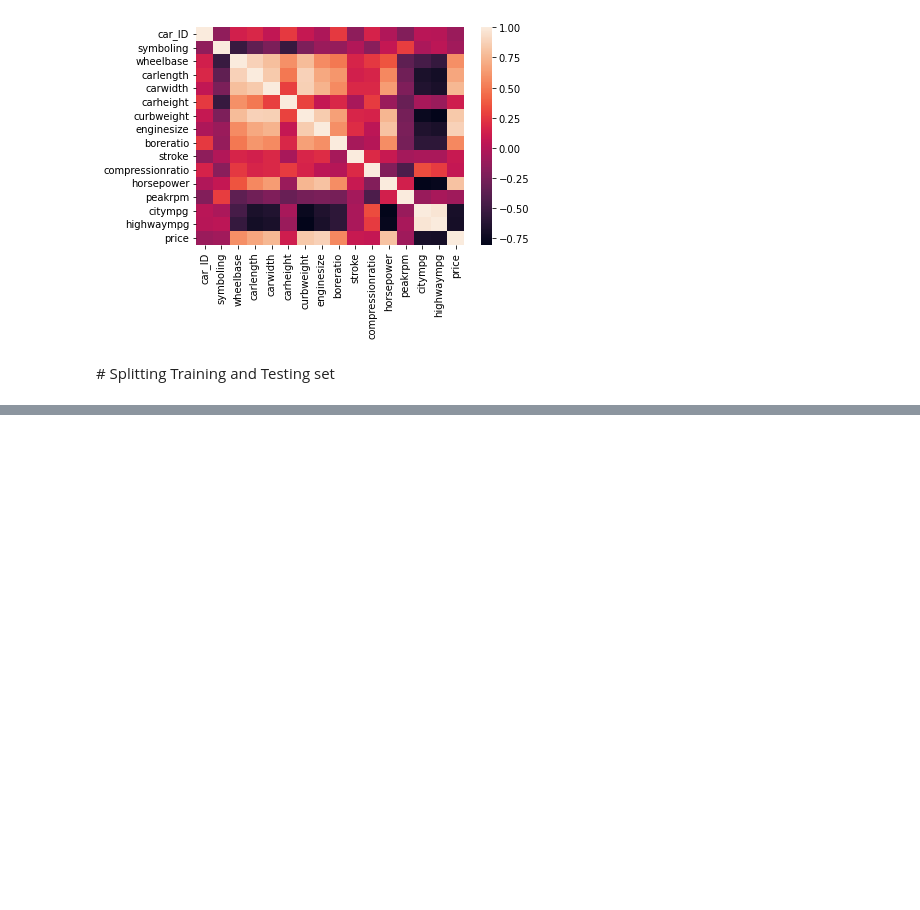
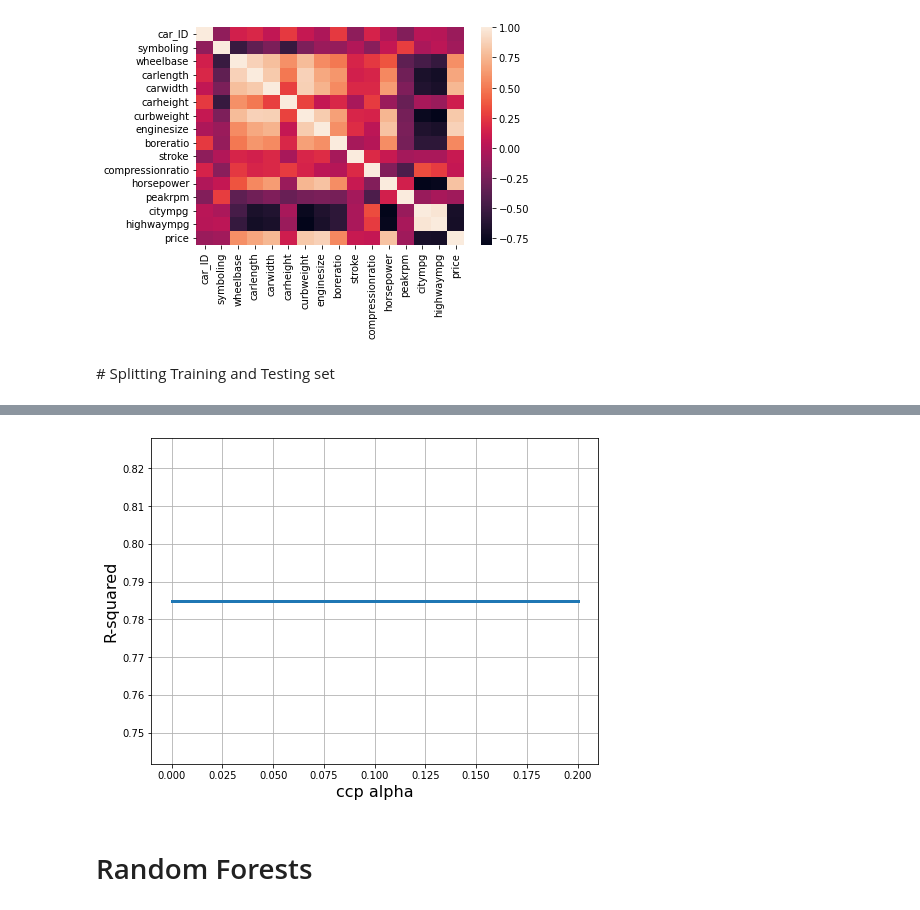
Before and after one commit to louisbemberg/machine-learning-workshop, a Jupyter notebook: 05_car_prices/car_price_prediction_louis.ipynb, the cells around one changed output, grey strips where cells are left out. Cells and saved outputs as stored; diff of their text form; code cells hidden in the pictures; blank space fills up the shorter version.

```diff
--- a/05_car_prices/car_price_prediction_louis.ipynb
+++ b/05_car_prices/car_price_prediction_louis.ipynb
@@ -273,0 +327,18 @@ Index(['car_ID', 'CarName', 'fueltype', 'aspiration', 'doornumber', 'carbody',
+# %%
+from sklearn.model_selection import GridSearchCV
+
+# Exhaustive search over specified parameter values for an estimator.
+# Basically, every parameter provided in "grid values" will be tried.
+# The more hyperparameters, the more combinations, the longer it will be to train the model.
+grid_values = {'ccp_alpha': np.linspace(0.0, 0.20, 201),
+               'min_samples_leaf': [10],
+               'min_samples_split': [20],
+               'max_depth': [30],
+               'random_state': [88]}
+
+dtr2 = DecisionTreeRegressor()
+# Using GridSearchCV to try all combinations of values above and see which works best.
+# the parameter "cv" lets you pick how many folds in k-fold validation
+dtc_cv_r2 = GridSearchCV(dtr2, param_grid = grid_values, scoring = 'r2', cv=10, verbose=1)
+# default scoring metric to optimize is accuracy, used as default if none given.
+dtc_cv_r2.fit(X_train, y_train)
@@ -273,0 +363,6 @@ Index(['car_ID', 'CarName', 'fueltype', 'aspiration', 'doornumber', 'carbody',
+# %%
+r2 = dtc_cv_r2.cv_results_['mean_test_score']
+# what sklearn calls mean_test_score is the holdout set, i.e. the validation set.
+ccp = dtc_cv_r2.cv_results_['param_ccp_alpha'].data
+
+pd.DataFrame({'ccp alpha' : ccp, 'Validation Accuracy': r2}).head(20)
@@ -273,0 +387,10 @@ Index(['car_ID', 'CarName', 'fueltype', 'aspiration', 'doornumber', 'carbody',
+# %%
+plt.figure(figsize=(8, 6))
+plt.xlabel('ccp alpha', fontsize=16)
+plt.ylabel('R-squared', fontsize=16)
+plt.scatter(ccp, r2, s=2)
+plt.plot(ccp, r2, linewidth=3)
+plt.grid(True, which='both')
+plt.show()
+# %% [output]
+[figure, added]
@@ -273,0 +400,2 @@ Index(['car_ID', 'CarName', 'fueltype', 'aspiration', 'doornumber', 'carbody',
+# %% [markdown]
+# Random Forests
```
Also changed, not shown: parts of 26 cells of this notebook.
